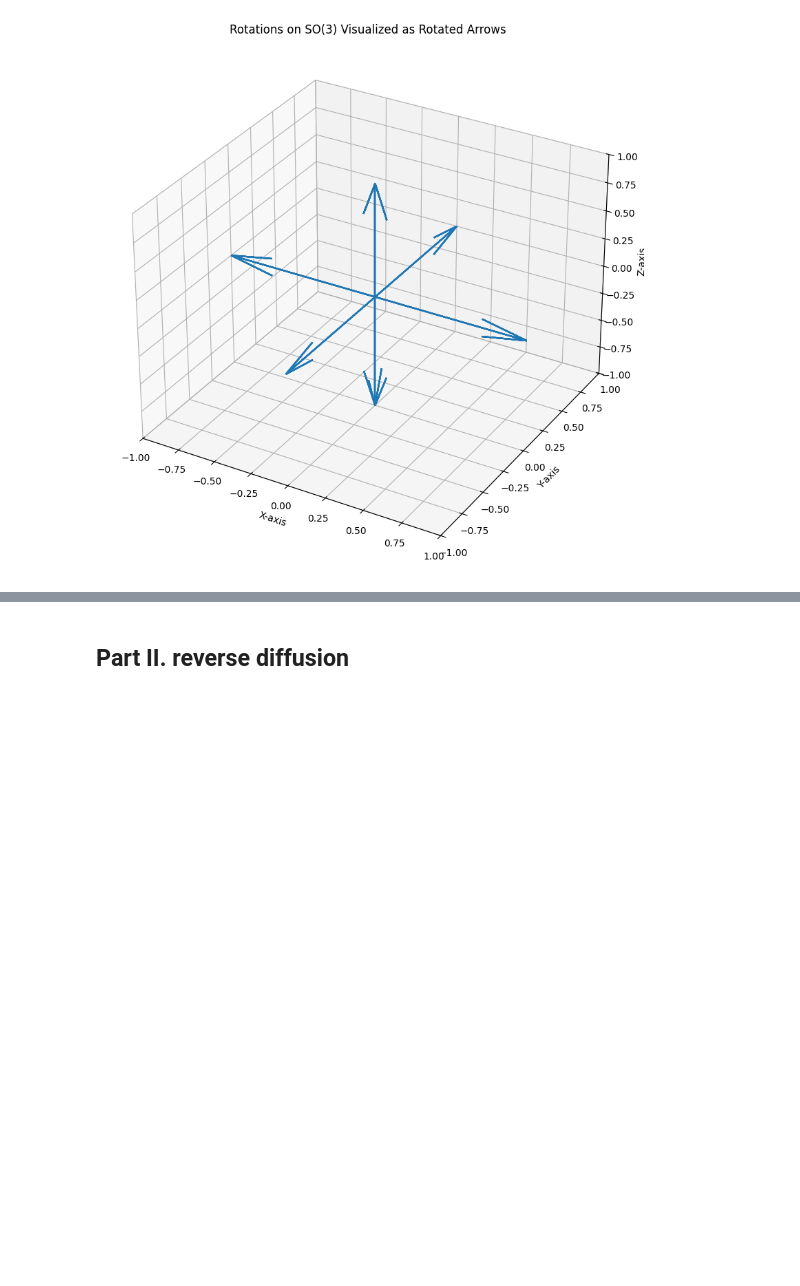
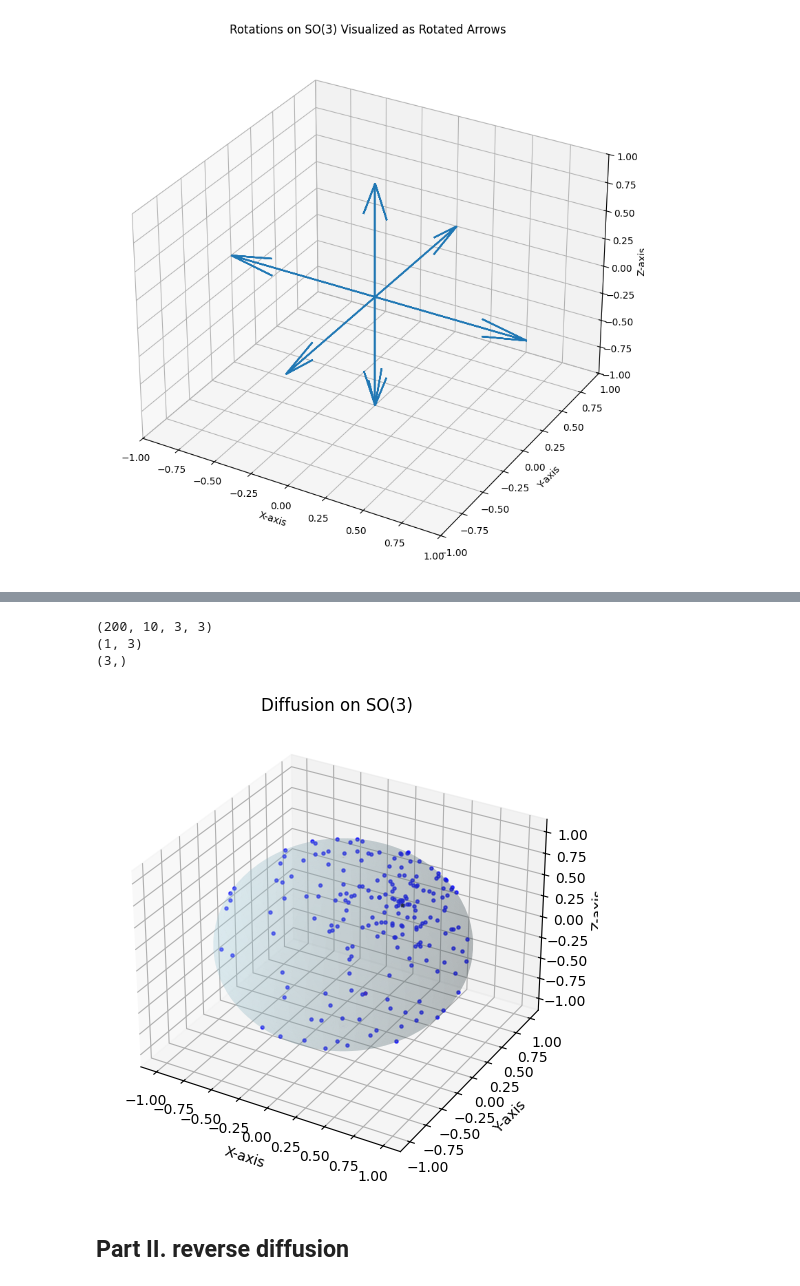
Before and after one commit to Xyunyao/RFDiffusion_breakdown, a Jupyter notebook: RFdiffusion_SI_II.ipynb, the cells around one changed output, grey strips where cells are left out. Drawn from its saved outputs; the diff is of its cells as text; code cells hidden in the pictures; blank space fills up the shorter version.

```diff
--- a/RFdiffusion_SI_II.ipynb
+++ b/RFdiffusion_SI_II.ipynb
@@ -86,5 +86,6 @@ def sample_rotation(num_samples=1,random_state=None):
 # Example usage of sampling a random rotation
 r_truth = sample_rotation(random_state=42) # use it as the ground truth
 euler_truth = R.from_matrix(r_truth[0]).as_euler('zyz') # get the first rotation matrix
-print(euler_truth)
+vector_truth = R.from_matrix(r_truth).as_rotvec() # get the rotation matrix from the euler angles
+print(vector_truth.shape)
 # %% [output]
@@ -216,3 +217,80 @@ plot_angle_diffusion(Euler_perturbed, angle_names=['alpha', 'beta', 'gamma'])
+# %%
+# forword diffusion process
+# use r_test.sample: sample a angle from IGSO3 distribution at time t
+# use r_test.sample_vec: sample a random axis and combine with the angle to genereate a rotation matrix at time t
+t = np.arange(r_test.T) + 1 # [1, 2, ..., T]
+n_samples = 10
+sampled_rots = r_test.sample_vec( ts=t,n_samples=n_samples) # generate 30 trajactory
+# convert it to eular angle
+from scipy.spatial.transform import Rotation as scipy_R
+R_sampled = (
+            scipy_R.from_rotvec(sampled_rots.reshape(-1, 3))
+            .as_matrix()
+            .reshape(r_test.T, n_samples, 3, 3)
+        ) # [step, traj, 3, 3]
+R_perturbed = np.einsum("tnij,njk->tnik", R_sampled, r_truth)
+
+print(R_perturbed.shape)
+# convert matrix to eular angle
+
+Vector_perturbed = scipy_R.from_matrix(R_perturbed.reshape(-1,3,3)).as_rotvec().reshape(r_test.T, n_samples, 3) # [step, traj, 3]
+# normalize the rotation vectors
+Vector_perturbed = Vector_perturbed / np.linalg.norm(Vector_perturbed, axis=2, keepdims=True)
+def visualize_geodesic_path_on_so3(path, r1, r2=None):
+    """Visualize the geodesic path on SO(3)."""
+    fig = plt.figure(figsize=(8, 6))
+    ax = fig.add_subplot(111, projection='3d')
+
+
+    # Convert tensors to numpy arrays for plotting
+    r1_np = r1.numpy()
+    r2_np = r2.numpy()
+
+    # covert matrix to rotation vector
+    r1_np = scipy_R.from_matrix(r1_np).as_rotvec()
+    r2_np = scipy_R.from_matrix(r2_np).as_rotvec()
+    # Normalize the rotation vectors
+    r1_np = r1_np / np.linalg.norm(r1_np, axis=1, keepdims=True)
+    r2_np = r2_np / np.linalg.norm(r2_np, axis=1, keepdims=True)
+
+
+
+
+    # Plot the projected points
+    ax.scatter(r1_np[:, 0], r1_np[:, 1], r1_np[:, 2], s=5, alpha=0.7,c='k',marker='*')
+    ax.scatter(r2_np[:, 0], r2_np[:, 1], r2_np[:, 2], s=5, alpha=0.7,c='r',marker='*')
+
+    # Plot the sphere
+    u = np.linspace(0, 2 * np.pi, 100)
+    v = np.linspace(0, np.pi, 100)
+    x = np.outer(np.cos(u), np.sin(v))
+    y = np.outer(np.sin(u), np.sin(v))
+    z = np.outer(np.ones(np.size(u)), np.cos(v))
+    ax.plot_surface(x, y, z, color="lightblue", alpha=0.2)
+
+
+
+    # Extract the rotation matrices
+    for rotation in path:
+        ax.scatter(rotation[:,0], rotation[:, 1], rotation[:,2], s=5, alpha=0.7,c='b',marker='o')
+
+    # Label the axes
+    ax.set_xlabel('X-axis')
+    ax.set_ylabel('Y-axis')
+    ax.set_zlabel('Z-axis')
+    ax.set_title('Diffusion on SO(3)')
+
+    # Show the plot
+    plt.show()
+print(vector_truth.shape)
+print(Vector_perturbed[-1,0,:].shape)
+#print(Vector_perturbed[:,0,:].unsqueeze(-2).shape)
+visualize_geodesic_path_on_so3(torch.tensor(Vector_perturbed[:,0,:]).unsqueeze(1), torch.tensor(r_truth),torch.tensor(R_perturbed[-1,0,:]).unsqueeze(0)) # [step, traj, 3, 3]
+# %% [output]
+(200, 10, 3, 3)
+(1, 3)
+(3,)
+[figure, added]
 # %% [markdown]
 ## Part II. reverse diffusion
 # %%
```
Also changed, not shown: parts of 7 cells of this notebook, 1 other file.
